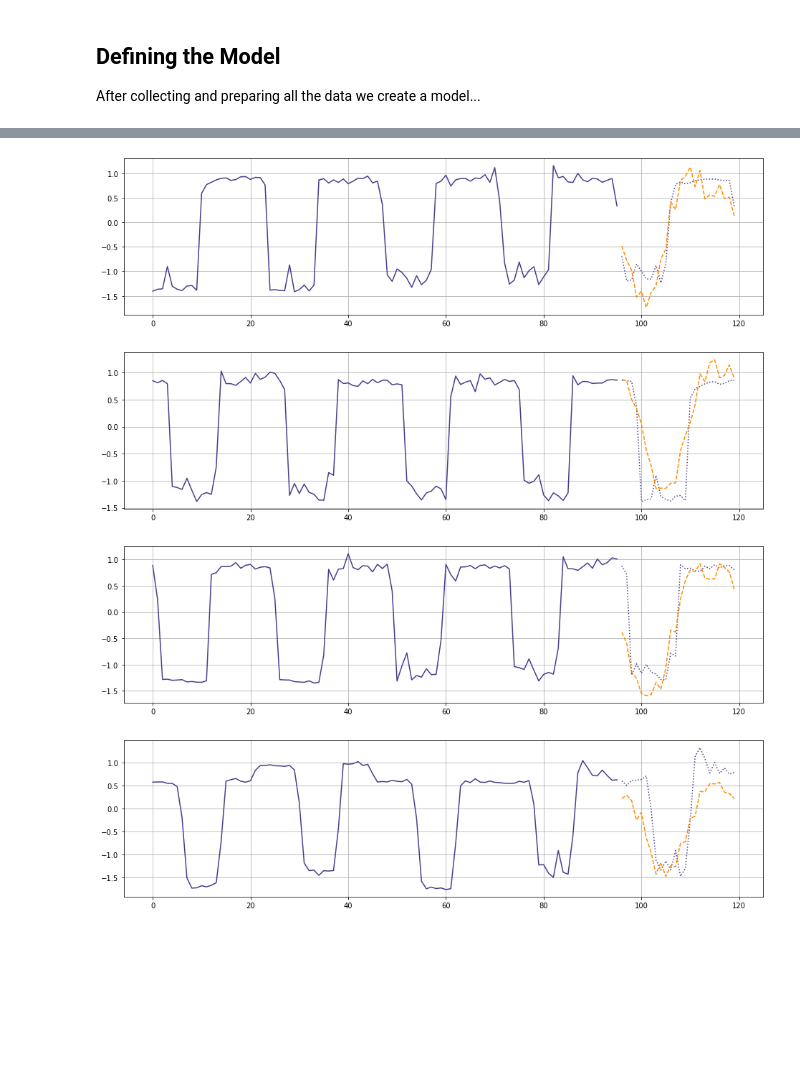
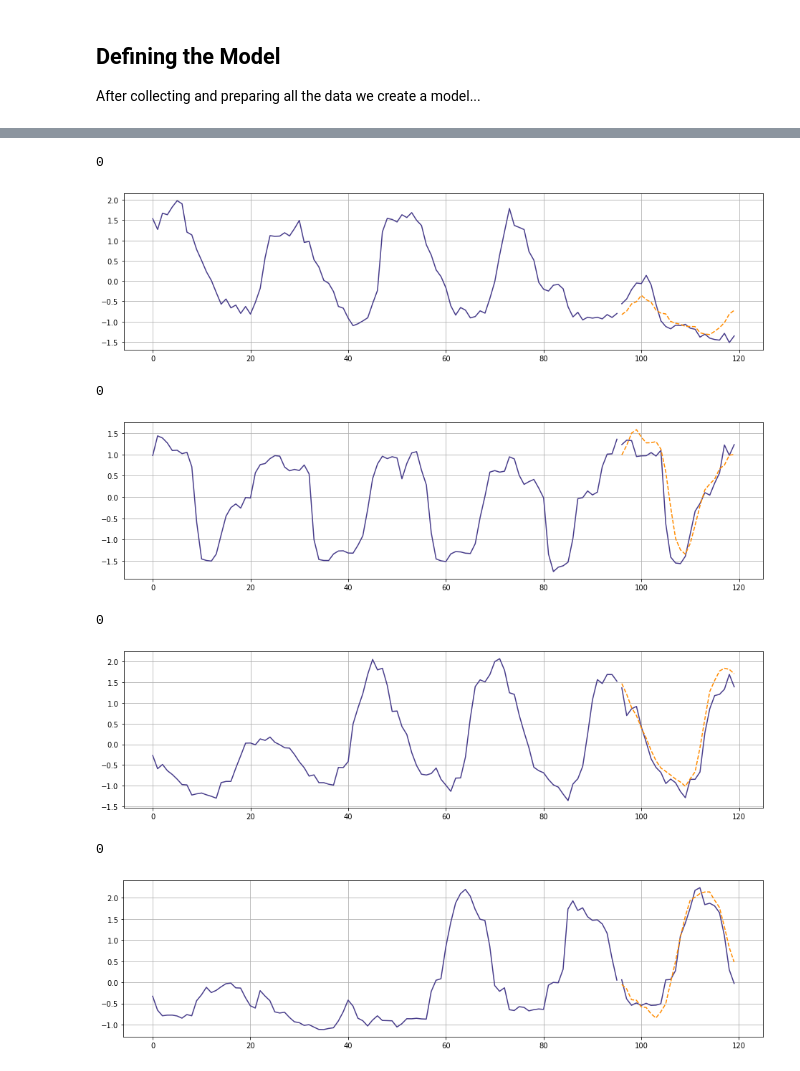
Before and after one commit to OldFella/ashrae-energy-prediction, a Jupyter notebook: energy_consumption.ipynb, the cells around one changed output, grey strips where cells are left out. Cells and saved outputs as stored; diff of their text form; code cells hidden in the pictures; blank space fills up the shorter version.

```diff
--- a/energy_consumption.ipynb
+++ b/energy_consumption.ipynb
@@ -143,4 +210,4 @@ def pick_samples(num_buildings = 1, start_range = (0,10), offset = 0):
 # %%
-x_train, y_train = pick_samples(40, start_range = (0,300), offset=200)
-x_val, y_val = pick_samples(8, start_range= (0,300), offset = 240)
+x_train, y_train = pick_samples(50, start_range = (0,1000), offset=200)
+x_val, y_val = pick_samples(10, start_range= (0,1000), offset = 250)
 # %% [output]
@@ -255,9 +382,9 @@ model.compile(optimizer=tf.keras.optimizers.RMSprop(clipvalue=1.0),loss='mae')
 # %%
 EVALUATION_INTERVAL = 100
-EPOCHS = 50
+EPOCHS = 500
 
 
-history = model.fit(train_data, epochs=EPOCHS,
+history = model2.fit(train_data, epochs=EPOCHS,
                                           steps_per_epoch=EVALUATION_INTERVAL,
                                           validation_data=val_data,
                                           validation_steps=50
@@ -283,27 +410,33 @@ Epoch 50/50
 # %%
 mpl.rcParams['figure.figsize'] = (16, 4)
 
 
 # make prediction after training
 for x, y in val_data.take(4):
     # each is mini batch of size 8
-    r = 0#np.random.randint(0, BATCH_SIZE-1)
+    r = np.random.randint(0, BATCH_SIZE-1)
     # print(r)
-    meter_readings_x = [i[2] for i in x[r]] # pick random sample from mini batch
-    prediction = model.predict(x)[r]
+    meter = int(x[r][2][8])
+    print(meter)
+    meter_readings_x = [i[1] for i in x[r]] # pick random sample from mini batch
+    prediction = model2.predict(x)[r]
     # print(len(meter_readings))
     # print(prediction.shape)
 
 
 
     plt.plot([x for x in range(96)], meter_readings_x, color = 'darkslateblue')
-    plt.plot([x for x in range(96, 120)],y[r], color = 'darkslateblue', linestyle = 'dotted')#, linestyle = 'dashed')
+    plt.plot([x for x in range(96, 120)],y[r], color = 'darkslateblue')#, linestyle = 'dashed')
     plt.plot([x for x in range(96, 120)], prediction, linestyle = 'dashed', color = 'darkorange')
     plt.show()
 # %% [output]
+0
-[figure, old version]
+[figure, new version]
+0
-[figure, old version]
+[figure, new version]
+0
-[figure, old version]
+[figure, new version]
+0
-[figure, old version]
+[figure, new version]
 # %%
 # print(history.history['val_loss'])
```
Also changed, not shown: parts of 11 cells of this notebook.
